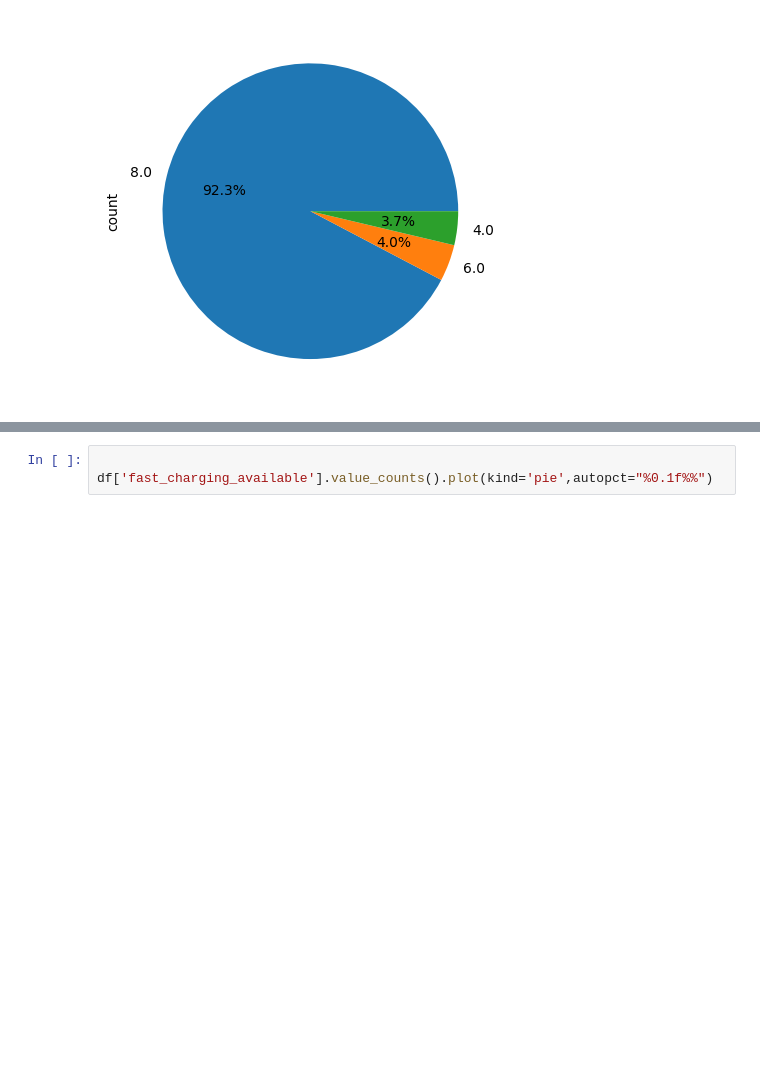
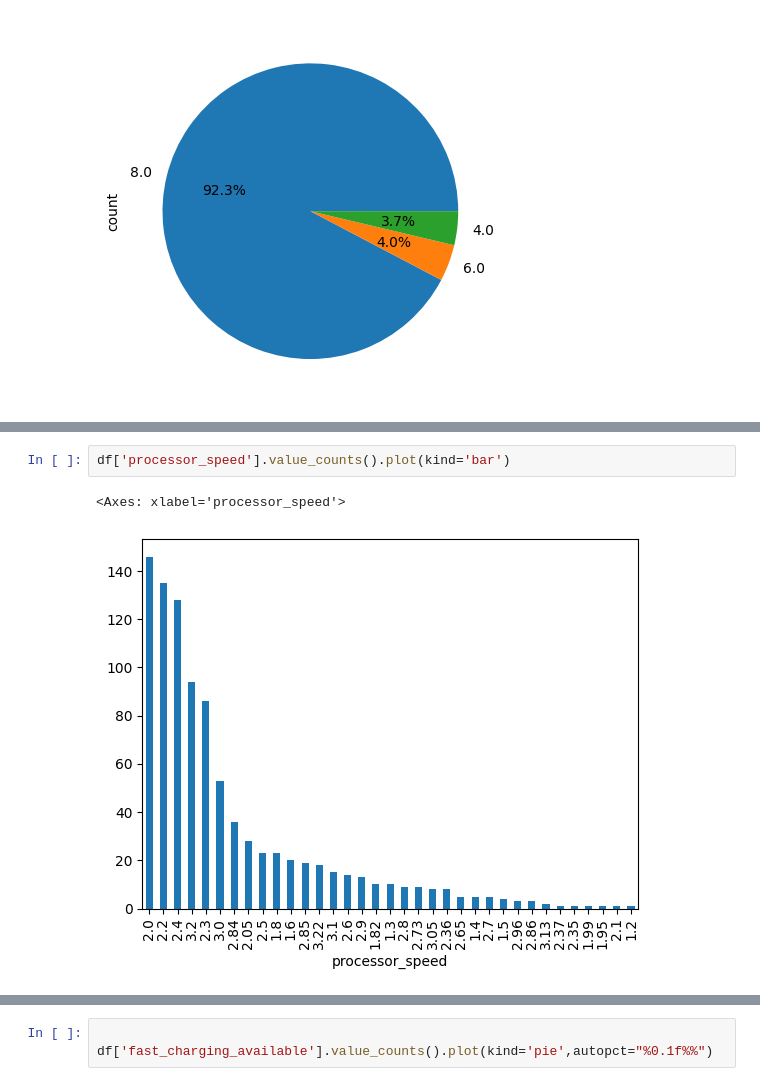
Before and after one commit to rishugupta9621/DSMP, a Jupyter notebook: data-analysis/EDA/eda_on_smartphone_data.ipynb, the cells around one changed output, grey strips where cells are left out. Drawn from its saved outputs; the diff is of its cells as text; blank space fills up the shorter version.

```diff
--- a/data-analysis/EDA/eda_on_smartphone_data.ipynb
+++ b/data-analysis/EDA/eda_on_smartphone_data.ipynb
@@ -273,0 +281,5 @@ df['num_cores'].value_counts().plot(kind='pie',autopct='%0.01f%%')
+# %%
+df['processor_speed'].value_counts().plot(kind='bar')
+# %% [output]
+<Axes: xlabel='processor_speed'>
+[figure, added]
```
Also changed, not shown: parts of 60 cells of this notebook.
